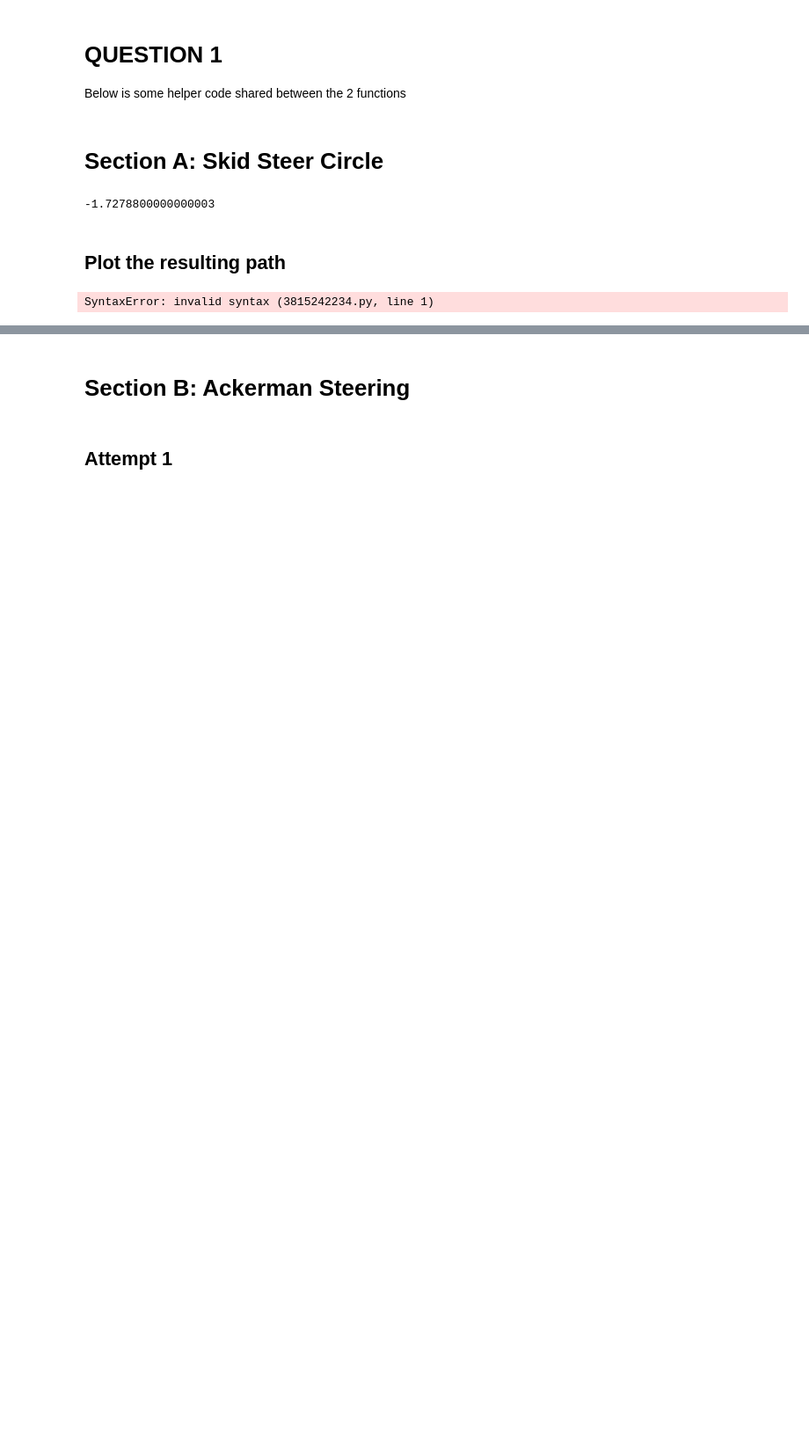
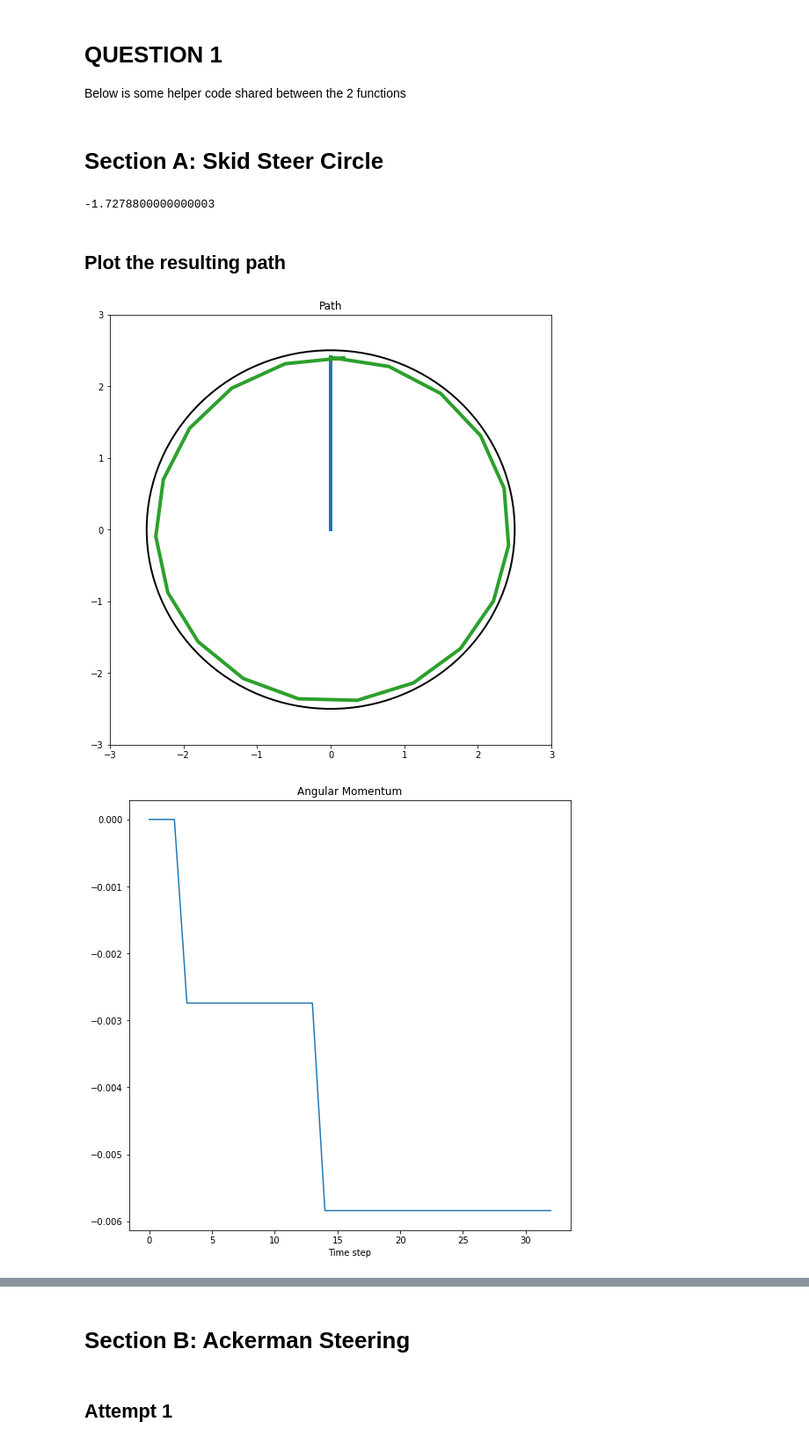
Before and after one commit to jonathan-crandall/CS5510-Robot-Intelligence, a Jupyter notebook: midterm_1.ipynb, the cells around one changed output, grey strips where cells are left out. Shown at 88% size. Cells and saved outputs as stored; diff of their text form; code cells hidden in the pictures; blank space fills up the shorter version.

```diff
--- a/midterm_1.ipynb
+++ b/midterm_1.ipynb
@@ -166,6 +166,7 @@ angular_momentum.append(sub_angular_momentum)
 # %% [markdown]
 ## Plot the resulting path
 # %%
-plot_path_x_y_angular_velocities(path_x, path_y, ,vel_x, vel_y, angular_momentum)
+plot_path_x_y_angular_velocities(path_x, path_y, angular_momentum)
 # %% [output]
-SyntaxError: invalid syntax (3815242234.py, line 1)
+[figure, added]
+[figure, added]
```
Also changed, not shown: parts of 8 cells of this notebook.
